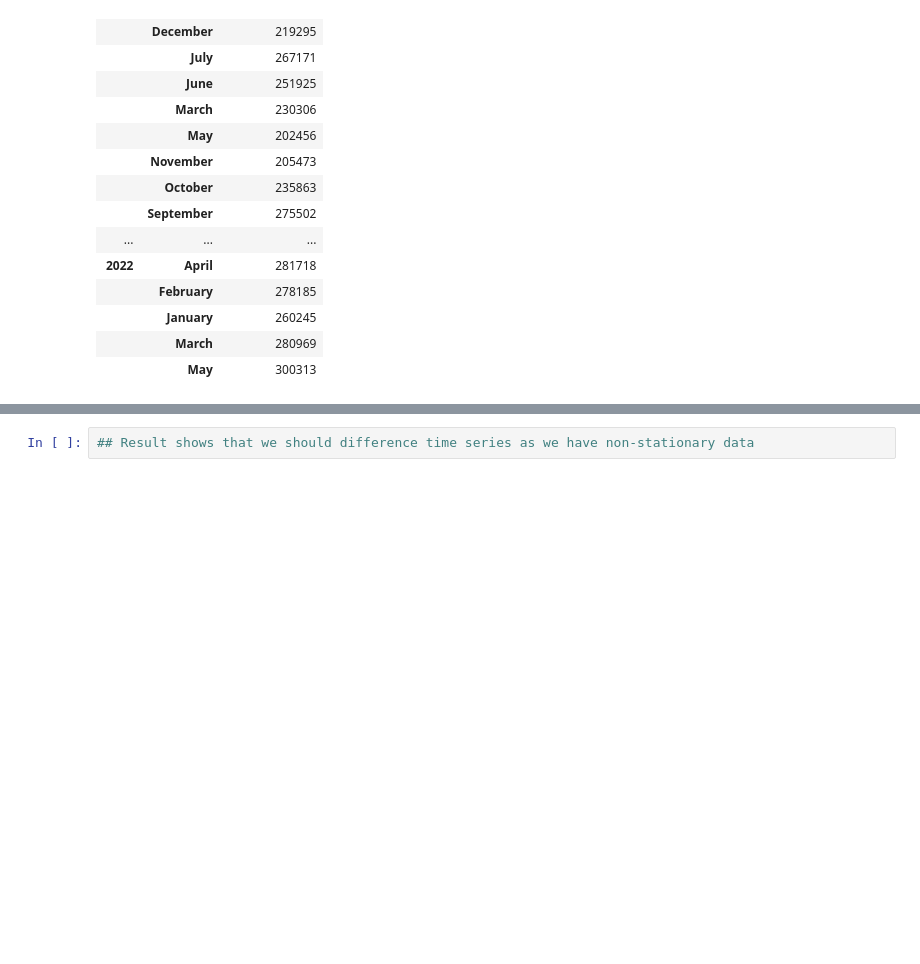
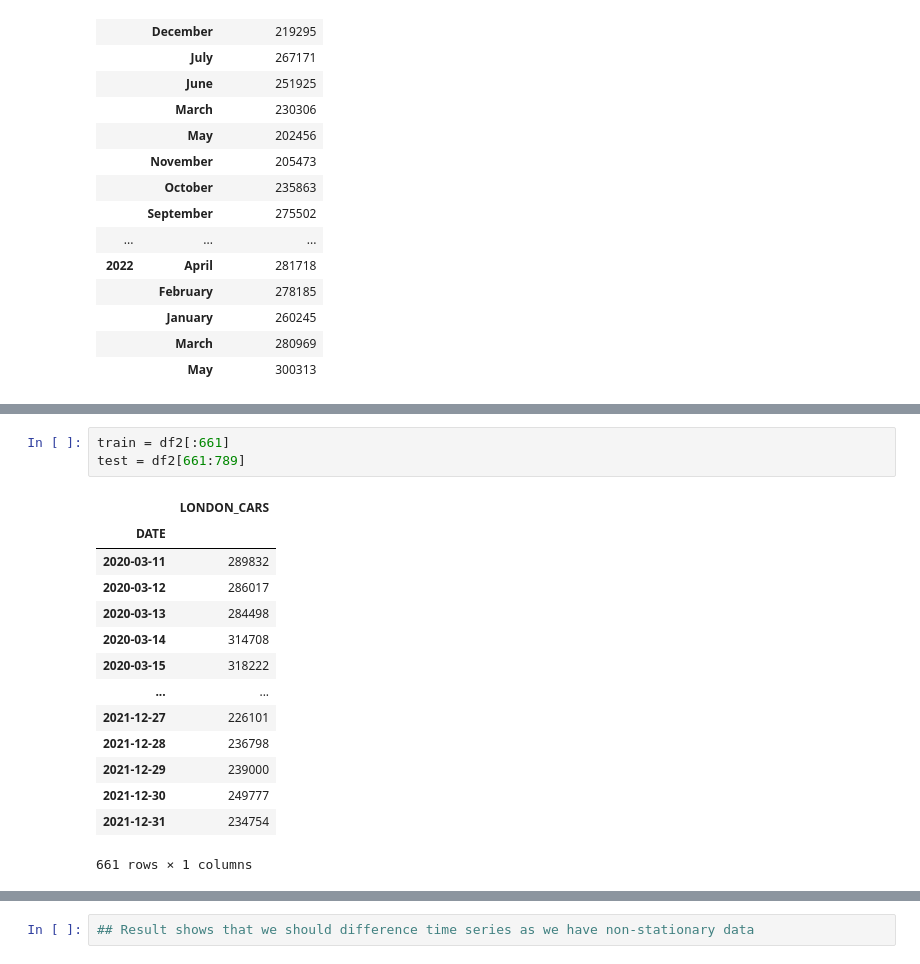
Before and after one commit to ravsheerRSA/Python_Training, a Jupyter notebook: training.ipynb, the cells around one changed output, grey strips where cells are left out. Saved outputs shown, nothing was run; the diff lists cells and outputs as text; blank space fills up the shorter version.

```diff
--- a/training.ipynb
+++ b/training.ipynb
@@ -857,3 +876,21 @@ df3
+# %%
+train = df2[:661]
+test = df2[661:789]
+# %% [output]
+|  | LONDON_CARS |
+| DATE |  |
+| 2020-03-11 | 289832 |
+| 2020-03-12 | 286017 |
+| 2020-03-13 | 284498 |
+| 2020-03-14 | 314708 |
+| 2020-03-15 | 318222 |
+| ... | ... |
+| 2021-12-27 | 226101 |
+| 2021-12-28 | 236798 |
+| 2021-12-29 | 239000 |
+| 2021-12-30 | 249777 |
+| 2021-12-31 | 234754 |
+661 rows × 1 columns
 # %%
 # # ## plotting train, test and orginial data
 
```
Also changed, not shown: parts of 11 cells of this notebook.
